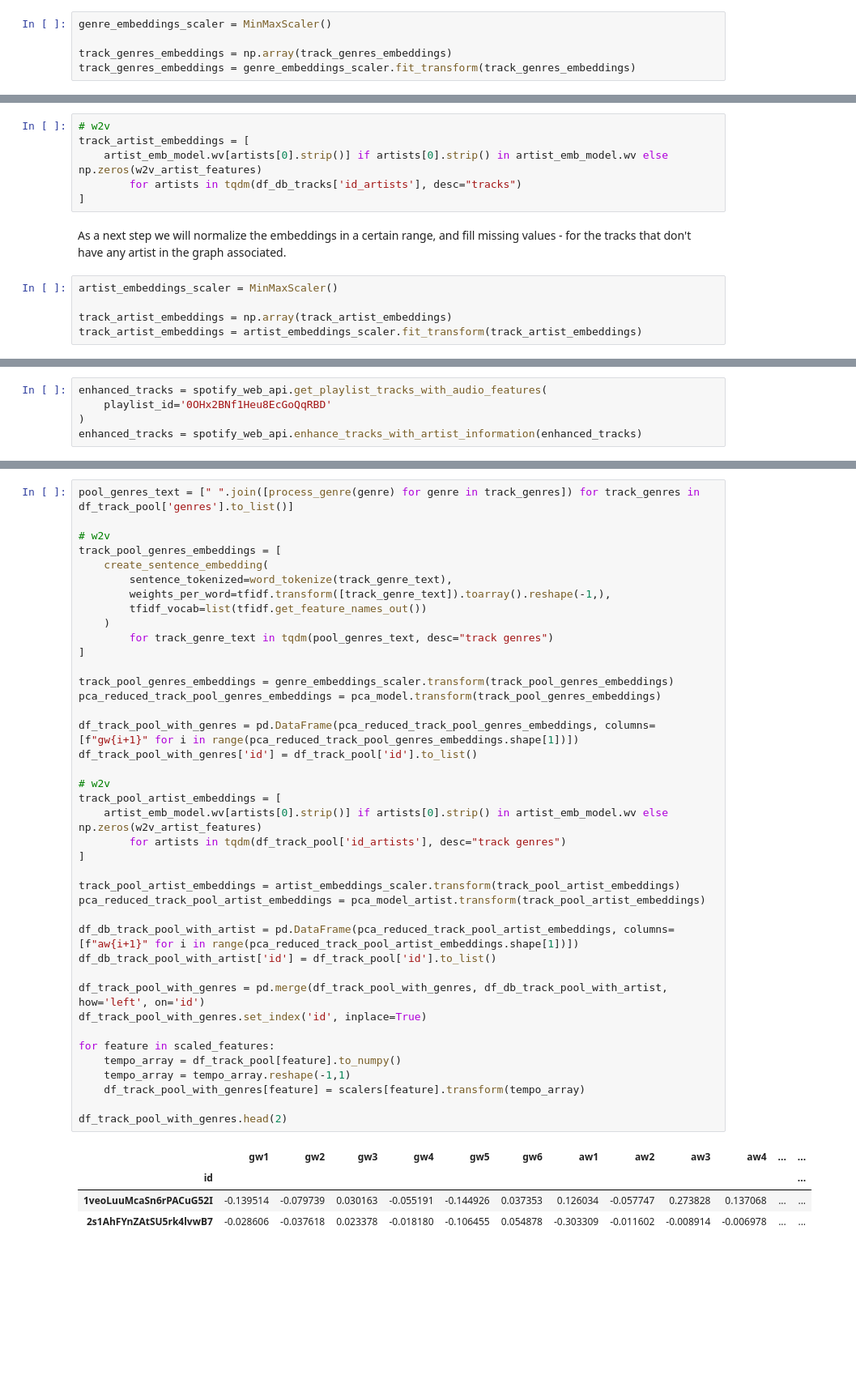
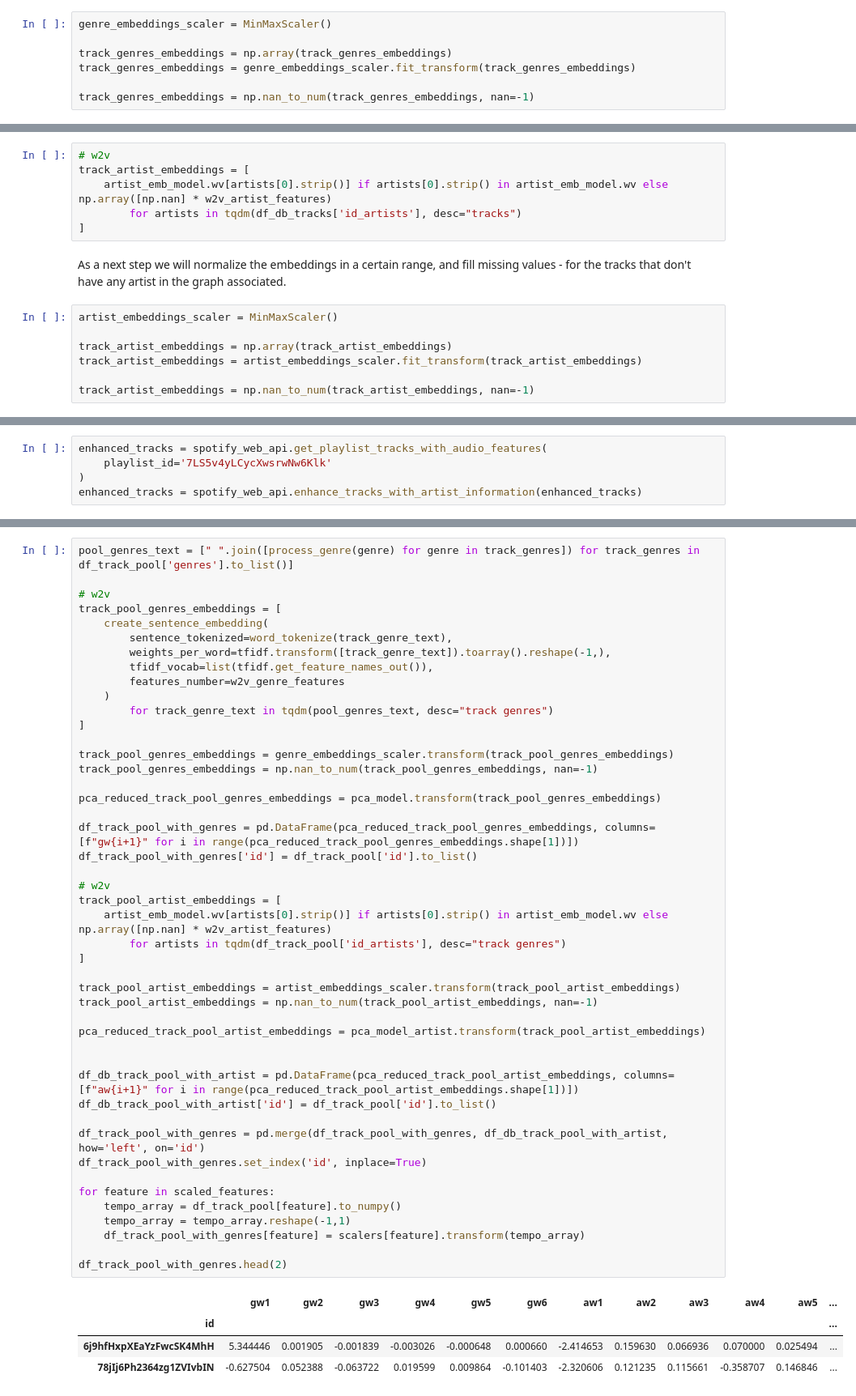
Before and after one commit to taslanidis/Music-Recommender, a Jupyter notebook: analyses/track_representation_vector.ipynb, the cells around one changed output, grey strips where cells are left out. Shown at 81% size. Saved outputs shown, nothing was run; the diff lists cells and outputs as text; blank space fills up the shorter version.

```diff
--- a/analyses/track_representation_vector.ipynb
+++ b/analyses/track_representation_vector.ipynb
@@ -182,6 +185,8 @@ genre_embeddings_scaler = MinMaxScaler()
 
 track_genres_embeddings = np.array(track_genres_embeddings)
 track_genres_embeddings = genre_embeddings_scaler.fit_transform(track_genres_embeddings)
+
+track_genres_embeddings = np.nan_to_num(track_genres_embeddings, nan=-1)
 # %% [markdown]
 Also, as a last step on genre embeddings, in order to reduce size and give more weight to the Track Audio features, we will use PCA to reduce the dimensionality of the Genre Embeddings.
 # %%
@@ -217,7 +222,7 @@ df_db_track_with_genres
 # %%
 # w2v
 track_artist_embeddings = [
-    artist_emb_model.wv[artists[0].strip()] if artists[0].strip() in artist_emb_model.wv else np.zeros(w2v_artist_features)
+    artist_emb_model.wv[artists[0].strip()] if artists[0].strip() in artist_emb_model.wv else np.array([np.nan] * w2v_artist_features)
         for artists in tqdm(df_db_tracks['id_artists'], desc="tracks")
 ]
 # %% [markdown]
@@ -227,6 +232,8 @@ artist_embeddings_scaler = MinMaxScaler()
 
 track_artist_embeddings = np.array(track_artist_embeddings)
 track_artist_embeddings = artist_embeddings_scaler.fit_transform(track_artist_embeddings)
+
+track_artist_embeddings = np.nan_to_num(track_artist_embeddings, nan=-1)
 # %% [markdown]
 Also, as a last step on genre embeddings, in order to reduce size and give more weight to the Track Audio features, we will use PCA to reduce the dimensionality of the Genre Embeddings.
 # %%
@@ -318,7 +325,7 @@ profile_creator = ProfileCreator()
 spotify_web_api = SpotifyWebAPI()
 # %%
 enhanced_tracks = spotify_web_api.get_playlist_tracks_with_audio_features(
-    playlist_id='0OHx2BNf1Heu8EcGoQqRBD'
+    playlist_id='7LS5v4yLCycXwsrwNw6Klk'
 )
 enhanced_tracks = spotify_web_api.enhance_tracks_with_artist_information(enhanced_tracks)
 # %%
@@ -357,40 +364,46 @@ track_pool_genres_embeddings = [
     create_sentence_embedding(
         sentence_tokenized=word_tokenize(track_genre_text),
         weights_per_word=tfidf.transform([track_genre_text]).toarray().reshape(-1,),
-        tfidf_vocab=list(tfidf.get_feature_names_out())
+        tfidf_vocab=list(tfidf.get_feature_names_out()),
+        features_number=w2v_genre_features
     )
         for track_genre_text in tqdm(pool_genres_text, desc="track genres")
 ]
 
 track_pool_genres_embeddings = genre_embeddings_scaler.transform(track_pool_genres_embeddings)
+track_pool_genres_embeddings = np.nan_to_num(track_pool_genres_embeddings, nan=-1)
+
 pca_reduced_track_pool_genres_embeddings = pca_model.transform(track_pool_genres_embeddings)
 
 df_track_pool_with_genres = pd.DataFrame(pca_reduced_track_pool_genres_embeddings, columns=[f"gw{i+1}" for i in range(pca_reduced_track_pool_genres_embeddings.shape[1])])
 df_track_pool_with_genres['id'] = df_track_pool['id'].to_list()
 
 # w2v
 track_pool_artist_embeddings = [
-    artist_emb_model.wv[artists[0].strip()] if artists[0].strip() in artist_emb_model.wv else np.zeros(w2v_artist_features)
+    artist_emb_model.wv[artists[0].strip()] if artists[0].strip() in artist_emb_model.wv else np.array([np.nan] * w2v_artist_features)
         for artists in tqdm(df_track_pool['id_artists'], desc="track genres")
 ]
 
 track_pool_artist_embeddings = artist_embeddings_scaler.transform(track_pool_artist_embeddings)
+track_pool_artist_embeddings = np.nan_to_num(track_pool_artist_embeddings, nan=-1)
+
 pca_reduced_track_pool_artist_embeddings = pca_model_artist.transform(track_pool_artist_embeddings)
+
 
 df_db_track_pool_with_artist = pd.DataFrame(pca_reduced_track_pool_artist_embeddings, columns=[f"aw{i+1}" for i in range(pca_reduced_track_pool_artist_embeddings.shape[1])])
 df_db_track_pool_with_artist['id'] = df_track_pool['id'].to_list()
 
 df_track_pool_with_genres = pd.merge(df_track_pool_with_genres, df_db_track_pool_with_artist, how='left', on='id')
 df_track_pool_with_genres.set_index('id', inplace=True)
 
 for feature in scaled_features:
     tempo_array = df_track_pool[feature].to_numpy()
     tempo_array = tempo_array.reshape(-1,1)
     df_track_pool_with_genres[feature] = scalers[feature].transform(tempo_array)
 
 df_track_pool_with_genres.head(2)
 # %% [output]
-|  | gw1 | gw2 | gw3 | gw4 | gw5 | gw6 | aw1 | aw2 | aw3 | aw4 | ... | ... |
+|  | gw1 | gw2 | gw3 | gw4 | gw5 | gw6 | aw1 | aw2 | aw3 | aw4 | aw5 | ... |
 | id |  |  |  |  |  |  |  |  |  |  |  | ... |
-| 1veoLuuMcaSn6rPACuG52I | -0.139514 | -0.079739 | 0.030163 | -0.055191 | -0.144926 | 0.037353 | 0.126034 | -0.057747 | 0.273828 | 0.137068 | ... | ... |
-| 2s1AhFYnZAtSU5rk4lvwB7 | -0.028606 | -0.037618 | 0.023378 | -0.018180 | -0.106455 | 0.054878 | -0.303309 | -0.011602 | -0.008914 | -0.006978 | ... | ... |
+| 6j9hfHxpXEaYzFwcSK4MhH | 5.344446 | 0.001905 | -0.001839 | -0.003026 | -0.000648 | 0.000660 | -2.414653 | 0.159630 | 0.066936 | 0.070000 | 0.025494 | ... |
+| 78jIj6Ph2364zg1ZVIvbIN | -0.627504 | 0.052388 | -0.063722 | 0.019599 | 0.009864 | -0.101403 | -2.320606 | 0.121235 | 0.115661 | -0.358707 | 0.146846 | ... |
```
Also changed, not shown: parts of 11 cells of this notebook, 7 other files.
